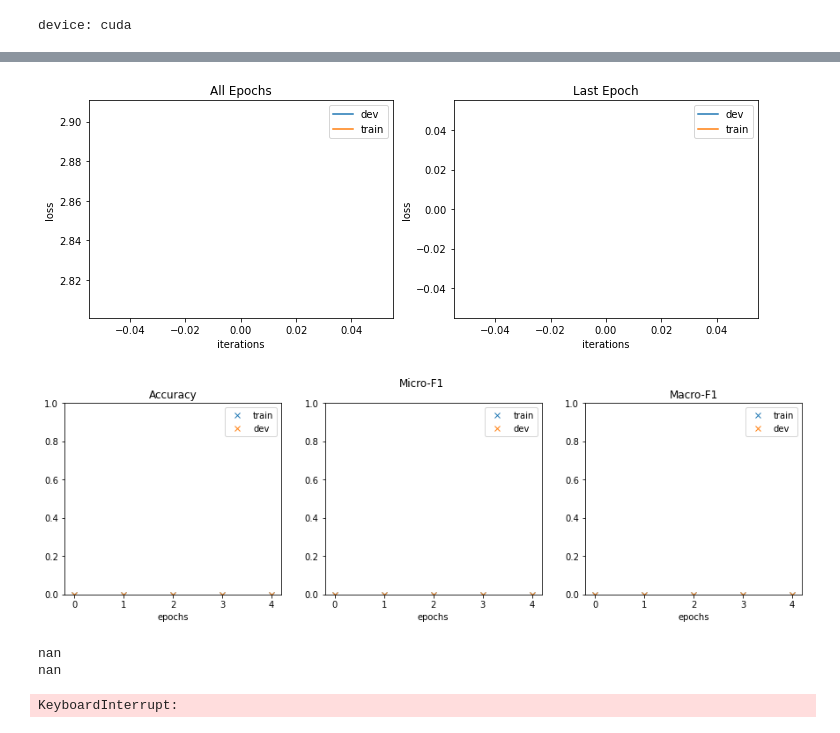
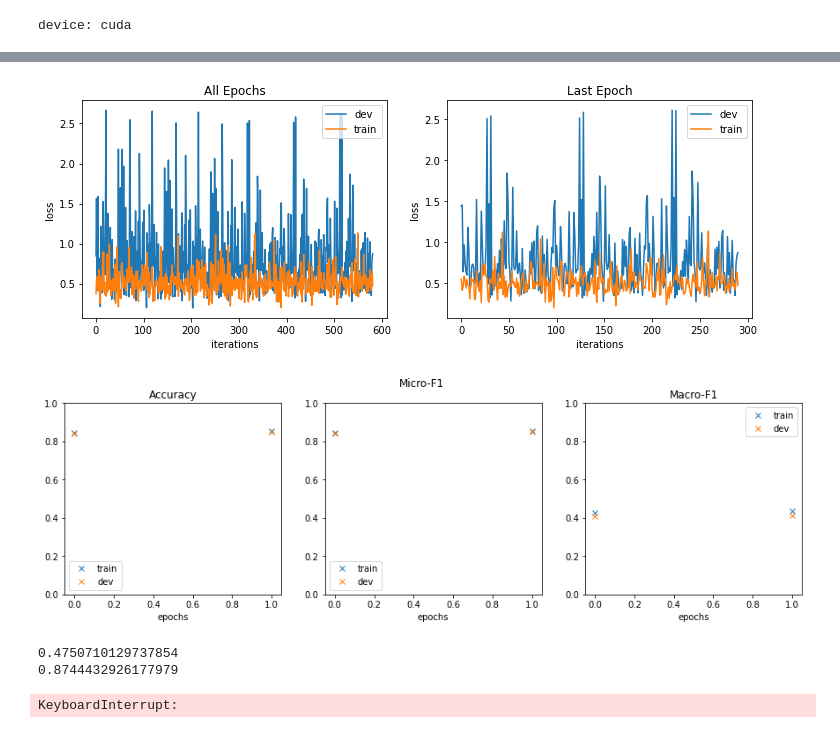
Before and after one commit to rishabh-ranjan/col870-deep-learning, a Jupyter notebook: A1/LSTM-CRF/lstm-crf.ipynb, the cells around one changed output, grey strips where cells are left out. Drawn from its saved outputs; the diff is of its cells as text; code cells hidden in the pictures.

Commit message:
ln lstm works

```diff
--- a/A1/LSTM-CRF/lstm-crf.ipynb
+++ b/A1/LSTM-CRF/lstm-crf.ipynb
@@ -254,34 +160,3 @@ class LSTMCellLN(nn.Module):
-# %%
-class LNSeqTagModel(nn.Module):
-    def __init__(self, input_size, hidden_size, output_size, dropout_prob):
-        self.hidden_size = hidden_size
-        super().__init__()
-        self.dropout = nn.Dropout(dropout_prob)
-        self.lstm_cell_f = nn.LSTMCell(input_size, hidden_size)
-        self.h0_f = nn.Parameter(torch.zeros(hidden_size))
-        self.c0_f = nn.Parameter(torch.zeros(hidden_size))
-        self.lstm_cell_b = LSTMCellLN(input_size, hidden_size)
-        self.h0_b = nn.Parameter(torch.zeros(hidden_size))
-        self.c0_b = nn.Parameter(torch.zeros(hidden_size))
-        self.linear = nn.Linear(2*hidden_size, output_size)
-
-    def forward(self, X):
-        D = self.dropout(X)
-        H = torch.empty(X.shape[0], X.shape[1], 2*self.hidden_size, device=X.device)
-
-        h = self.h0_f.expand(X.shape[0], -1).contiguous()
-        c = self.c0_f.expand(X.shape[0], -1).contiguous()
-        for i in range(X.shape[1]):
-            h, c = self.lstm_cell_f(D[:,i,:], (h, c))
-            H[:,i,:self.hidden_size] = h
-
-        h = self.h0_b.expand(X.shape[0], -1).contiguous()
-        c = self.c0_b.expand(X.shape[0], -1).contiguous()
-        for i in range(X.shape[1]-1,-1,-1):
-            h, c = self.lstm_cell_b(D[:,i,:], (h, c))
-            H[:,i,-self.hidden_size:] = h
-
-        return self.linear(H)
 # %%
 assert(lbl_to_id['PAD_LBL'] == len(lbl_to_id)-1)
 ln_glv_model = NERModel(
@@ -303,17 +178,17 @@ ln_glv_model = NERModel(
 # %%
 train_loop(
-    train_set=(train_W[:1000], train_X[:1000], train_Y[:1000]),
+    train_set=(train_W, train_X, train_Y),
     dev_set=(dev_W, dev_X, dev_Y),
     model=ln_glv_model.to(device),
-    opt=optim.Adam(ln_glv_model.parameters(), lr=0.01),
+    opt=optim.Adam(ln_glv_model.parameters(), lr=0.0001),
     n_classes=len(lbl_to_id)-1,
     batch_size=128,
     pred_batch_size=4096,
     grad_clip_norm=5
 )
 # %% [output]
-[figure, old version]
+[figure, new version]
-[figure, old version]
+[figure, new version]
-nan
-nan
+0.4750710129737854
+0.8744432926177979
 KeyboardInterrupt:
```
Also changed, not shown: parts of 19 cells of this notebook, 1 other file.
